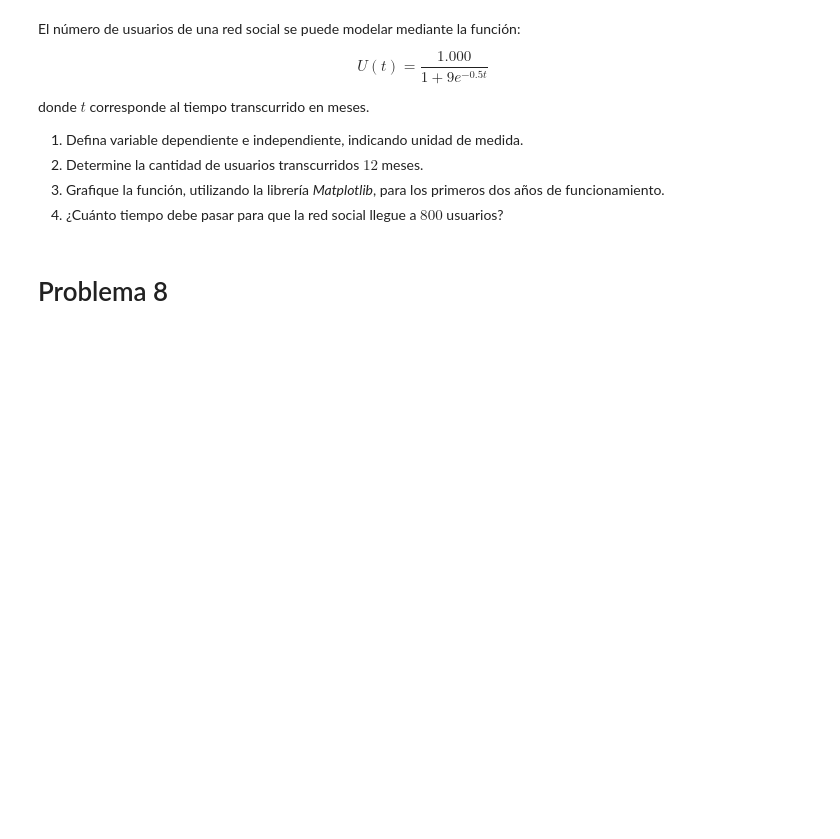
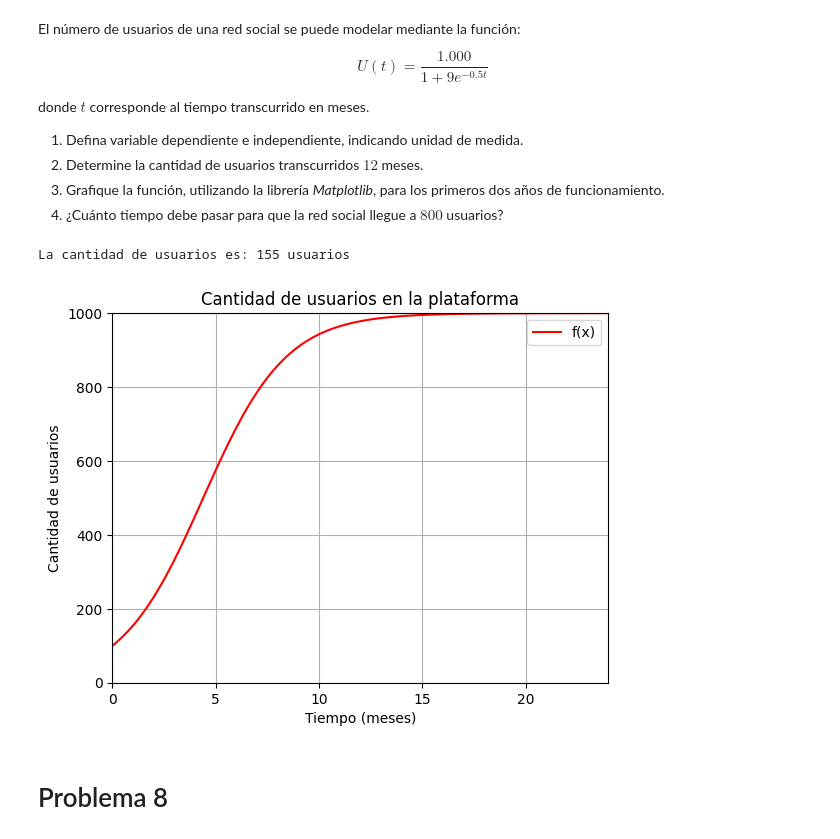
Before and after one commit to PelaoKratos/Matematica-aplicada, a Jupyter notebook: G1_Funciones.ipynb, the cells around one changed output. Saved outputs shown, nothing was run; the diff lists cells and outputs as text; code cells hidden in the pictures; blank space fills up the shorter version.

```diff
--- a/G1_Funciones.ipynb
+++ b/G1_Funciones.ipynb
@@ -162,6 +162,28 @@ donde $t$ corresponde al tiempo transcurrido en meses.
 2.  Determine la cantidad de usuarios transcurridos $12$ meses.
 3.  Grafique la función, utilizando la librería *Matplotlib*, para los primeros dos años de funcionamiento.
 4.  ¿Cuánto tiempo debe pasar para que la red social llegue a $800$ usuarios?
+# %%
+#Independiente: Tiempo en meses
+#dependiente: cantidad de usuarios
+import numpy as np
+import matplotlib.pyplot as plt
+x = float(input('Introduce el tiempo transcurrido en meses: '))
+def f(x):
+    return 1000 / (1+9*np.exp(-0.5*x))
+print(f'La cantidad de usuarios es: {f(x):.0f} usuarios')
+
+x = np.arange(0, 24, 0.1)
+plt.axis([0,24,0,1000])
+plt.plot(x, f(x), label = 'f(x)', color = 'red')
+plt.title('Cantidad de usuarios en la plataforma')
+plt.ylabel('Cantidad de usuarios')
+plt.xlabel('Tiempo (meses)')
+plt.legend()
+plt.grid(True)
+plt.show()
+# %% [output]
+La cantidad de usuarios es: 155 usuarios
+[figure, added]
 # %% [markdown]
 # Problema 8
 # %% [markdown]
```
Also changed, not shown: parts of 3 cells of this notebook.
